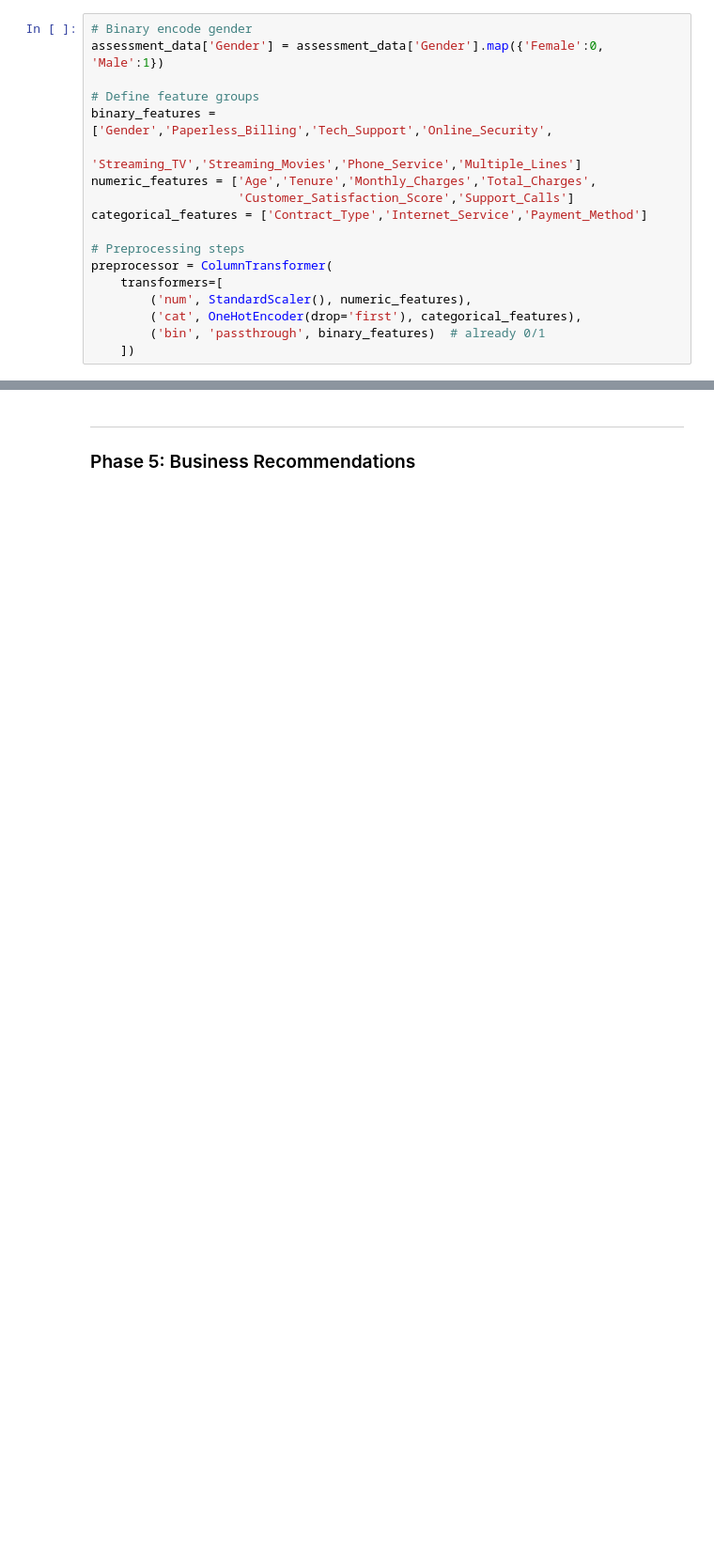
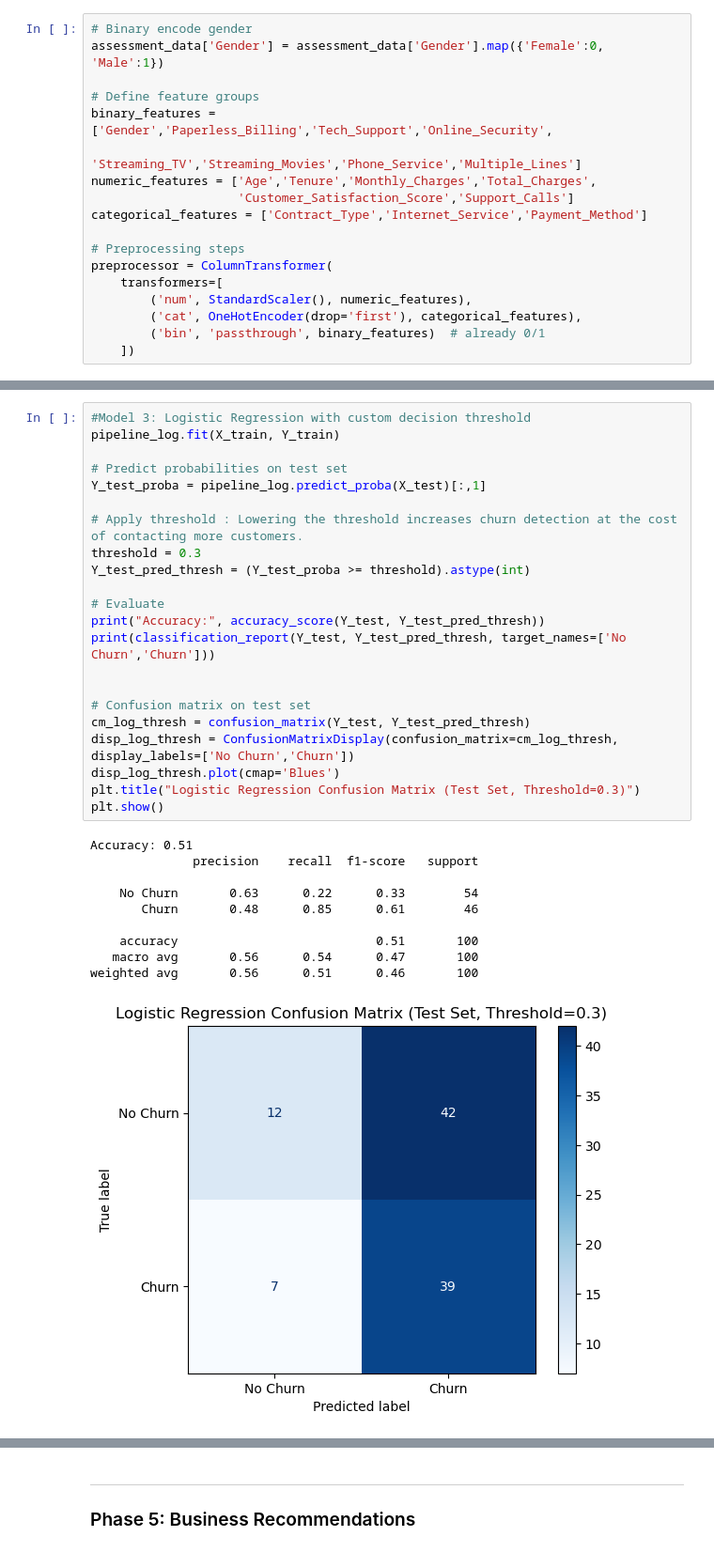
Before and after one commit to Blessing-Ekeh/dataraflow-week16-Regression, a Jupyter notebook: Take Home.ipynb, the cells around one changed output, grey strips where cells are left out. Shown at 94% size. Saved outputs shown, nothing was run; the diff lists cells and outputs as text; blank space fills up the shorter version.

```diff
--- a/Take Home.ipynb
+++ b/Take Home.ipynb
@@ -1719,0 +1775,33 @@ Best Accuracy: 0.6174999999999999
+# %%
+#Model 3: Logistic Regression with custom decision threshold
+pipeline_log.fit(X_train, Y_train)
+
+# Predict probabilities on test set
+Y_test_proba = pipeline_log.predict_proba(X_test)[:,1]
+
+# Apply threshold : Lowering the threshold increases churn detection at the cost of contacting more customers.
+threshold = 0.3
+Y_test_pred_thresh = (Y_test_proba >= threshold).astype(int)
+
+# Evaluate
+print("Accuracy:", accuracy_score(Y_test, Y_test_pred_thresh))
+print(classification_report(Y_test, Y_test_pred_thresh, target_names=['No Churn','Churn']))
+
+
+# Confusion matrix on test set
+cm_log_thresh = confusion_matrix(Y_test, Y_test_pred_thresh)
+disp_log_thresh = ConfusionMatrixDisplay(confusion_matrix=cm_log_thresh, display_labels=['No Churn','Churn'])
+disp_log_thresh.plot(cmap='Blues')
+plt.title("Logistic Regression Confusion Matrix (Test Set, Threshold=0.3)")
+plt.show()
+# %% [output]
+Accuracy: 0.51
+              precision    recall  f1-score   support
+
+    No Churn       0.63      0.22      0.33        54
+       Churn       0.48      0.85      0.61        46
+
+    accuracy                           0.51       100
+   macro avg       0.56      0.54      0.47       100
+weighted avg       0.56      0.51      0.46       100
+[figure, added]
```
Also changed, not shown: parts of 20 cells of this notebook.
